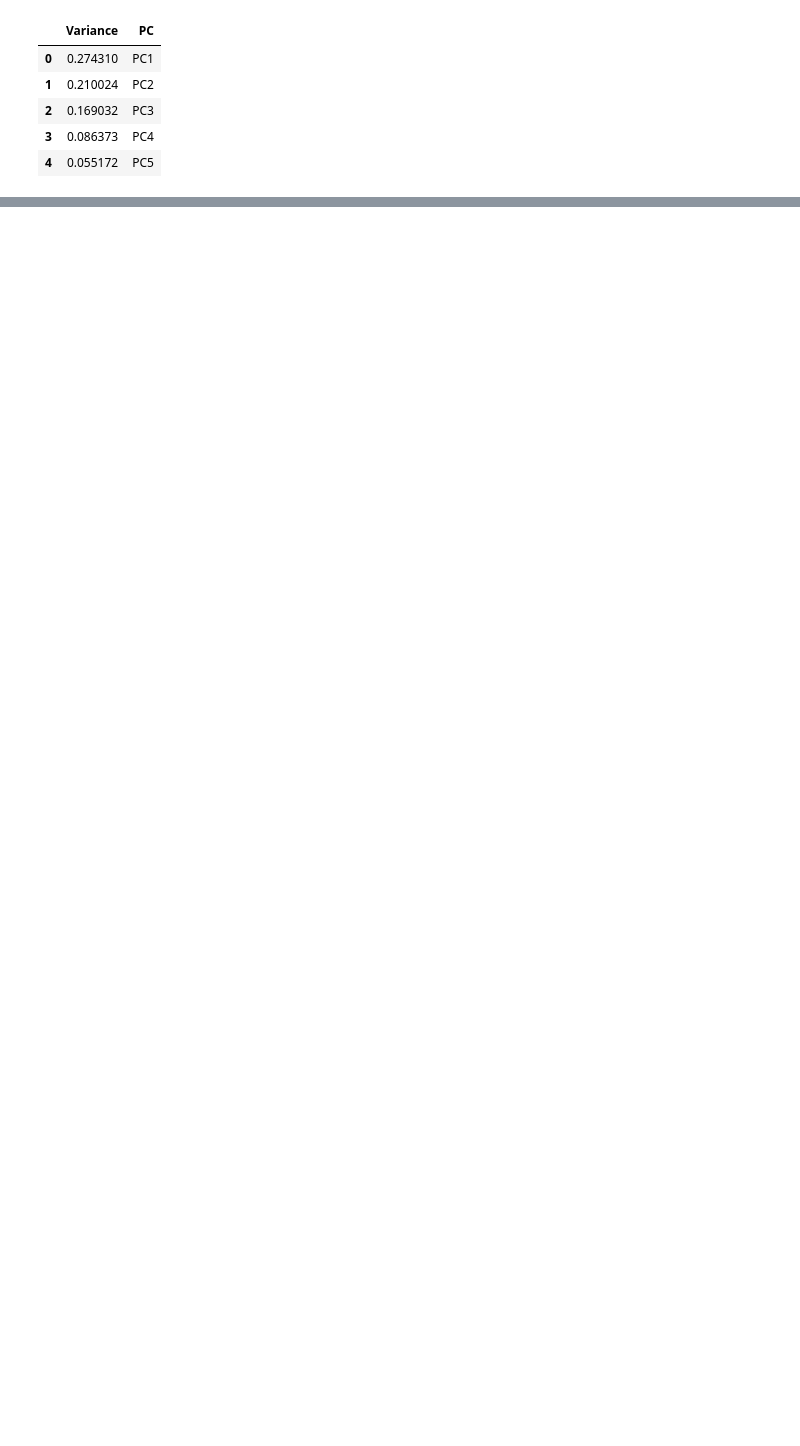
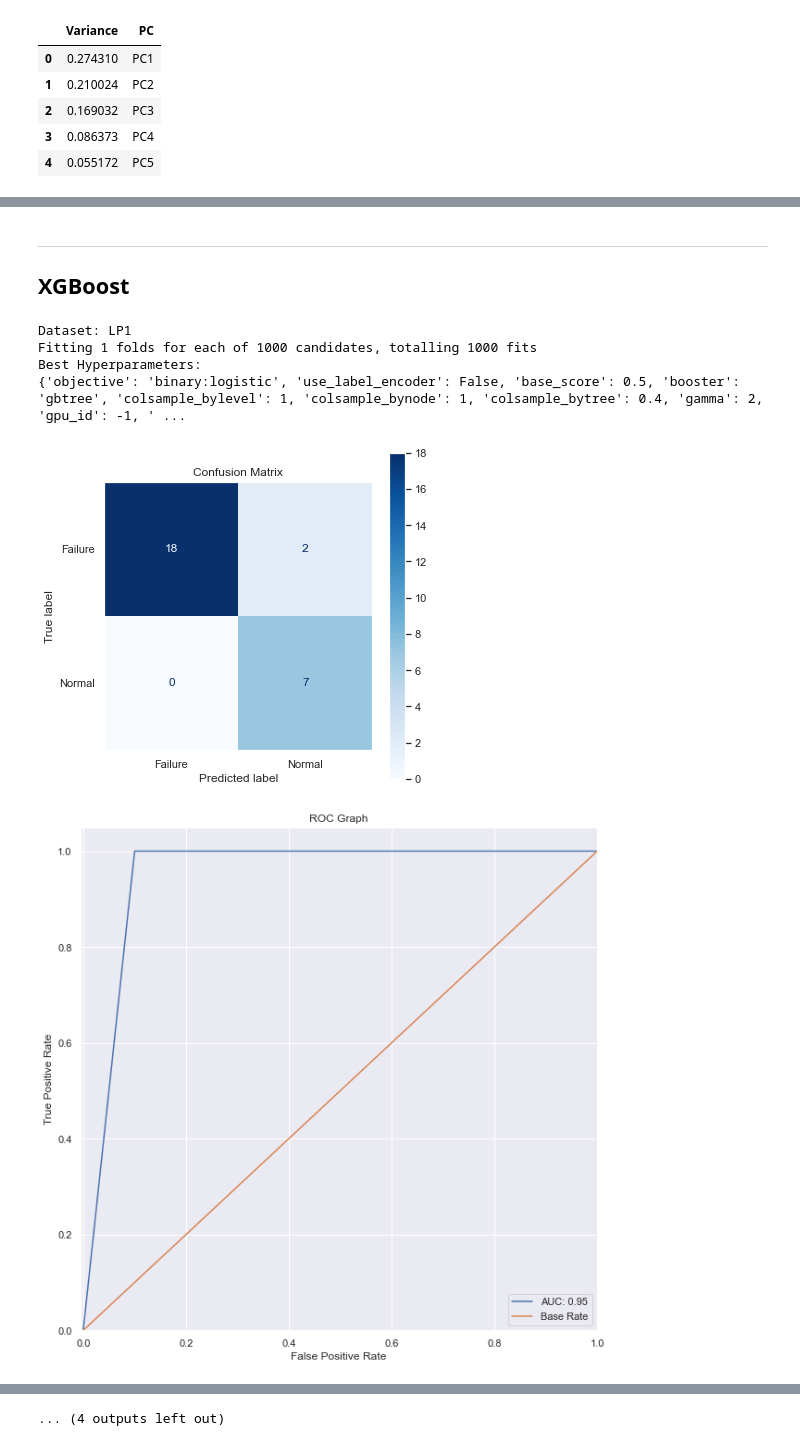
Before and after one commit to Danielwoodh/Robot-Failure-Classification, a Jupyter notebook: robot-failure-classification.ipynb, the cells around one changed output, grey strips where cells are left out. Saved outputs shown, nothing was run; the diff lists cells and outputs as text; code cells hidden in the pictures; blank space fills up the shorter version.

```diff
--- a/robot-failure-classification.ipynb
+++ b/robot-failure-classification.ipynb
@@ -850,0 +924,58 @@ Comment on results, assume it's a large dataset.
+# %% [markdown]
+---
+## XGBoost
+# %%
+# Setting hyperparameters
+params = {
+    # Maximum depth of a given tree
+    'max_depth': range(2, 10),
+    # Amount to shrink feature weights for boosting process
+    'learning_rate': [0.0001, 0.001, 0.01, 0.1],
+    # Subsample ratio of the training instances
+    'subsample': [0.8, 0.85, 0.9, 1.0],
+    # Subsample ratio of columns when constructing trees
+    'colsample_bytree': np.arange(0.3, 1, 0.1),
+    # Minimum loss reduction to make additional partition on leaf node
+    'gamma': [0.01, 0.1, 0.3, 0.5, 1, 1.5, 2],
+    # L2 regularization term on weights
+    'reg_lambda': [1, 1.5, 2, 3, 4.5],
+    # Number of estimators in the decision tree
+    'n_estimators': range(50, 400, 10)
+}
+# %%
+for dataset, input_cols, output_cols, name in binary_zipped_dict:
+    print(f'Dataset: {name}')
+    build_model(
+        # The dataset to be used
+        df=dataset,
+        # The classifier to be used
+        classifier=xgb.XGBClassifier(
+            use_label_encoder=False, silent=1,
+            eval_metric='logloss', verbosity=0
+        ),
+        # The hyperparameters to be used
+        hyperparams=params,
+        # Amount of K Cross-folds to use,
+        # if cv=1 no folds are used
+        cv=1,
+        # Boolean, should SMOTE be used, default True
+        smote=True,
+        # Defining the size of the test dataset
+        test_size=0.3,
+        # Number of iterations to determine best params
+        n_iter=1000,
+        # Input columns to be used
+        input_cols=input_cols,
+        # Output columns to be used
+        output_cols=output_cols,
+        # Boolean, should verbose be used, default True
+        verbose=True
+    )
+    print('=' * 125)
+# %% [output]
+Dataset: LP1
+Fitting 1 folds for each of 1000 candidates, totalling 1000 fits
+Best Hyperparameters:
+{'objective': 'binary:logistic', 'use_label_encoder': False, 'base_score': 0.5, 'booster': 'gbtree', 'colsample_bylevel': 1, 'colsample_bynode': 1, 'colsample_bytree': 0.4, 'gamma': 2, 'gpu_id': -1, ' ...
+[figure, added]
+[figure, added]
@@ -850,0 +1042 @@ Comment on results, assume it's a large dataset.
+... (4 outputs left out)
```
Also changed, not shown: parts of 61 cells of this notebook, 3 other files.
